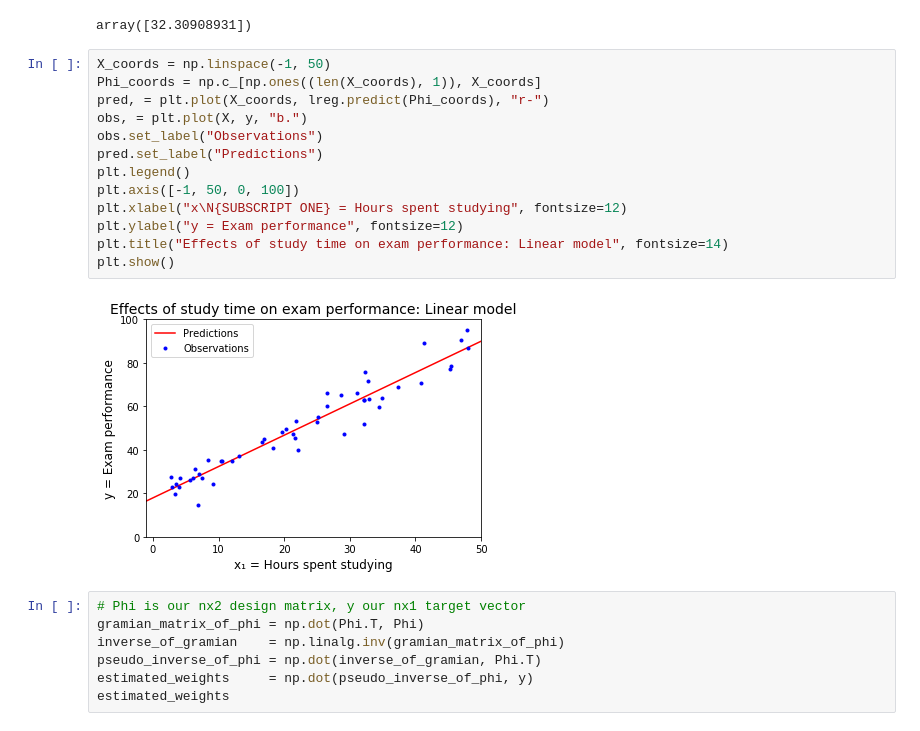
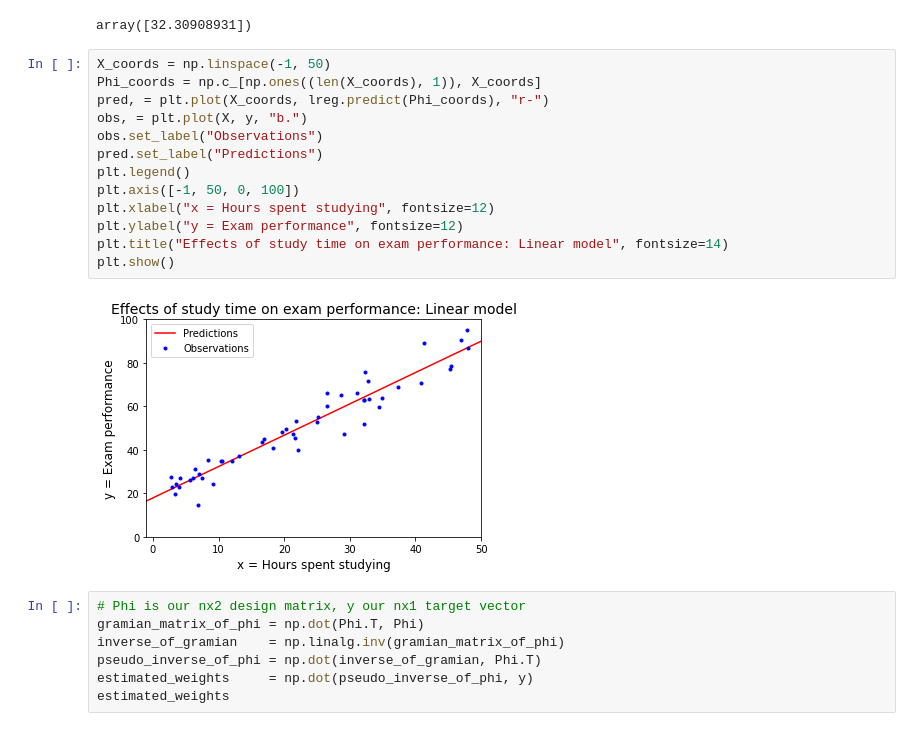
Before and after one commit to larswe/introductory-applied-machine-learning, a Jupyter notebook: Coursework 1/Untitled.ipynb, the cells around one changed output. Saved outputs shown, nothing was run; the diff lists cells and outputs as text.

```diff
--- a/Coursework 1/Untitled.ipynb
+++ b/Coursework 1/Untitled.ipynb
@@ -72,18 +72,18 @@ array([32.30908931])
 # %%
 X_coords = np.linspace(-1, 50)
 Phi_coords = np.c_[np.ones((len(X_coords), 1)), X_coords]
 pred, = plt.plot(X_coords, lreg.predict(Phi_coords), "r-")
 obs, = plt.plot(X, y, "b.")
 obs.set_label("Observations")
 pred.set_label("Predictions")
 plt.legend()
 plt.axis([-1, 50, 0, 100])
-plt.xlabel("x\N{SUBSCRIPT ONE} = Hours spent studying", fontsize=12)
+plt.xlabel("x = Hours spent studying", fontsize=12)
 plt.ylabel("y = Exam performance", fontsize=12)
 plt.title("Effects of study time on exam performance: Linear model", fontsize=14)
 plt.show()
 # %% [output]
-[figure, old version]
+[figure, new version]
 # %%
 # Phi is our nx2 design matrix, y our nx1 target vector
 gramian_matrix_of_phi = np.dot(Phi.T, Phi)
```
Also changed, not shown: parts of 10 cells of this notebook, 6 other files.
